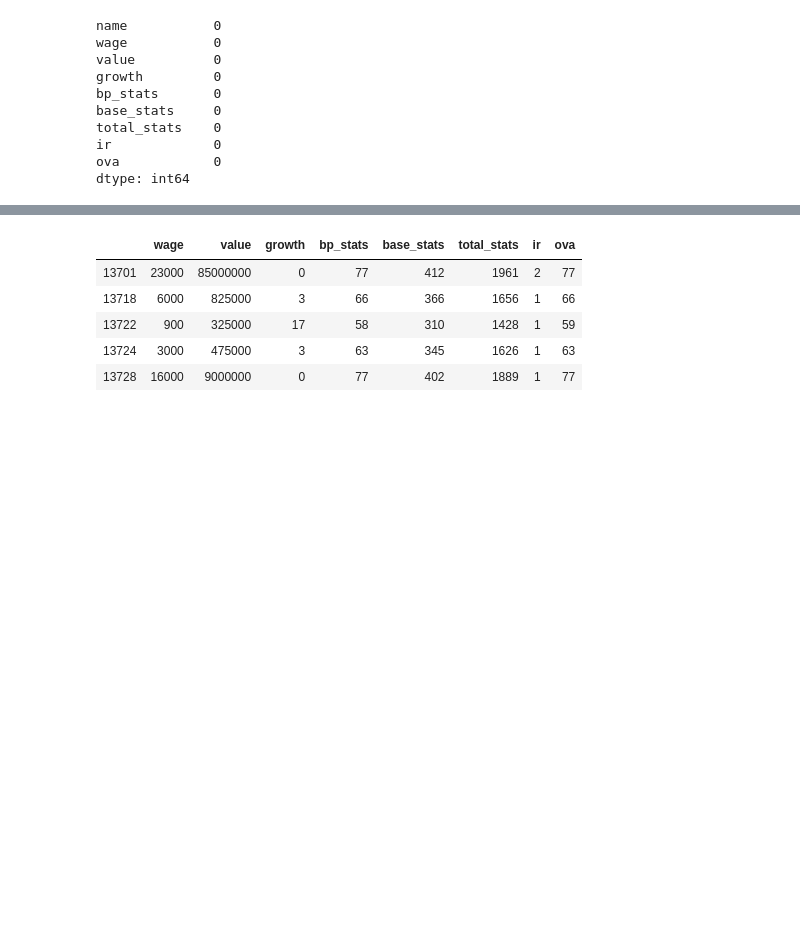
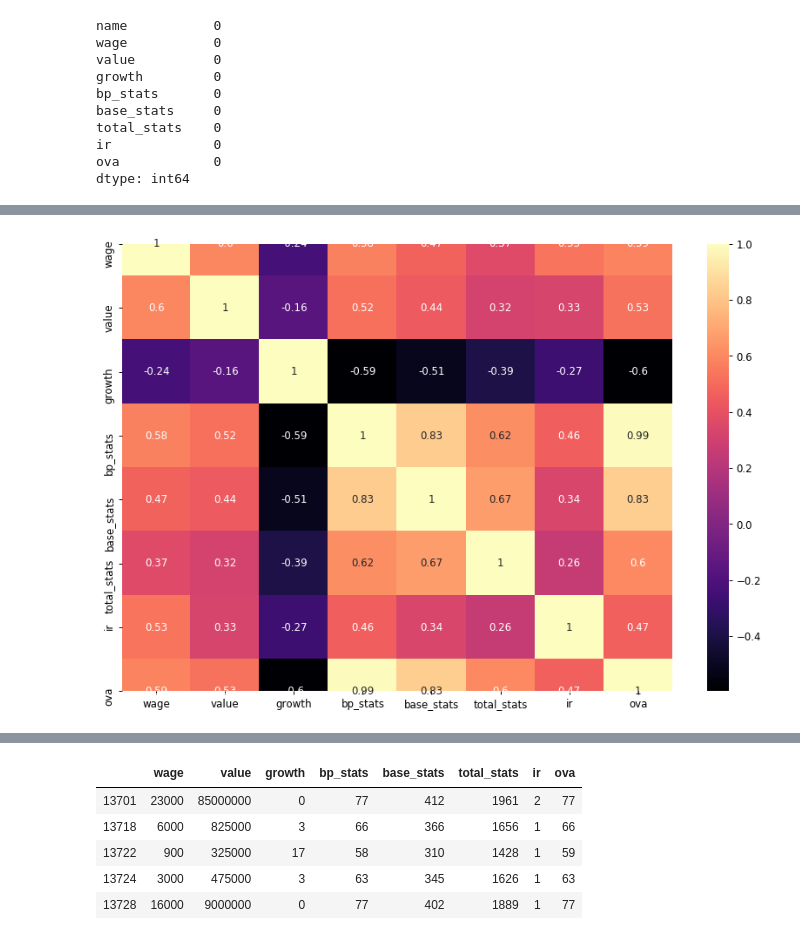
Before and after one commit to CommanderPoe/fifa-predicting-model, a Jupyter notebook: fifa_project-org.ipynb, the cells around one changed output, grey strips where cells are left out. Cells and saved outputs as stored; diff of their text form; code cells hidden in the pictures; blank space fills up the shorter version.

```diff
--- a/fifa_project-org.ipynb
+++ b/fifa_project-org.ipynb
@@ -241,0 +341,9 @@ df_num= red_df.select_dtypes(include= np.number)
+# %%
+# Checking the correlation btween variables
+
+plt.figure(figsize= (12,8), dpi= 85)
+
+corr_matrix = df_num.corr()
+sns.heatmap(corr_matrix, annot=True, cmap= 'magma');
+# %% [output]
+[figure, added]
```
Also changed, not shown: parts of 19 cells of this notebook, 3 other files.
